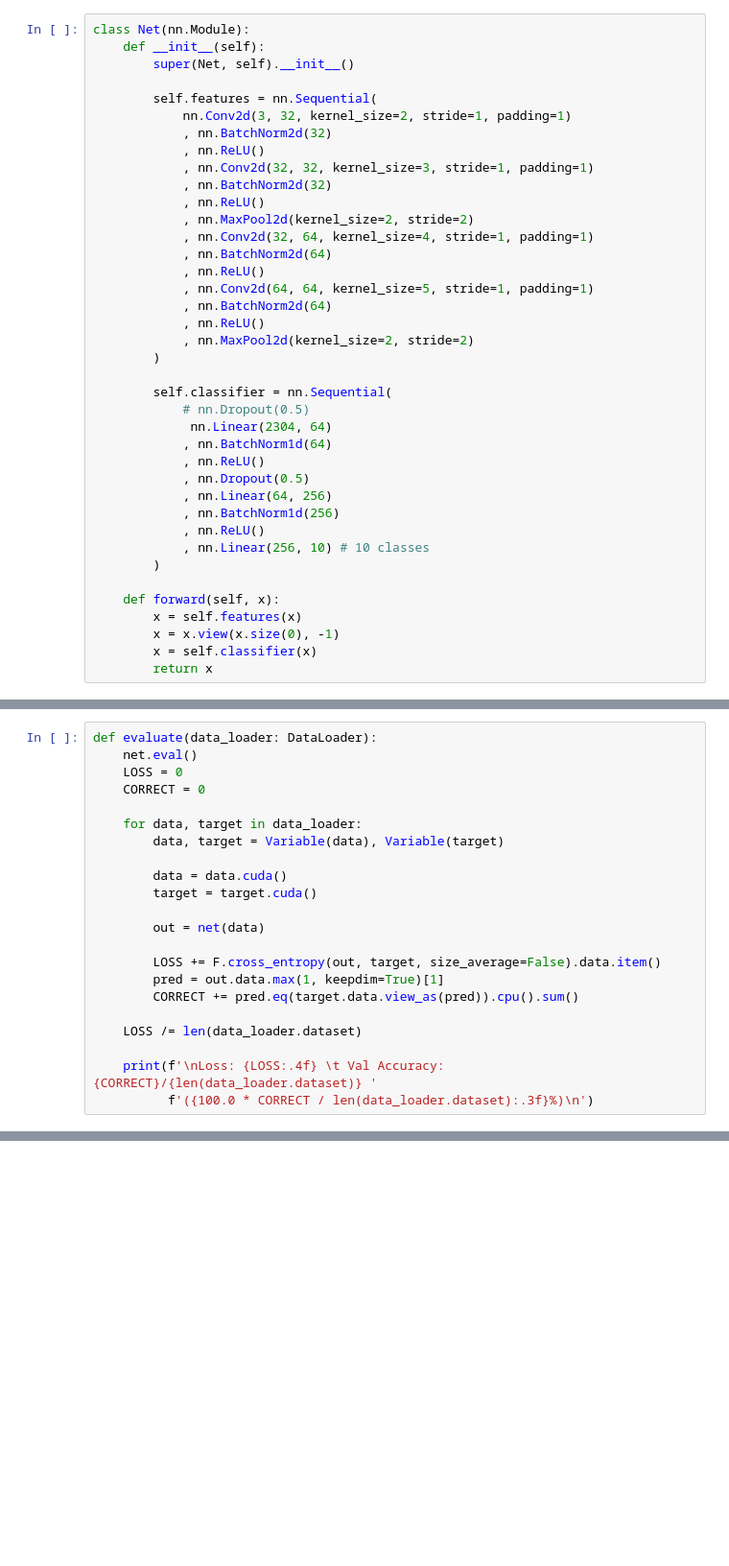
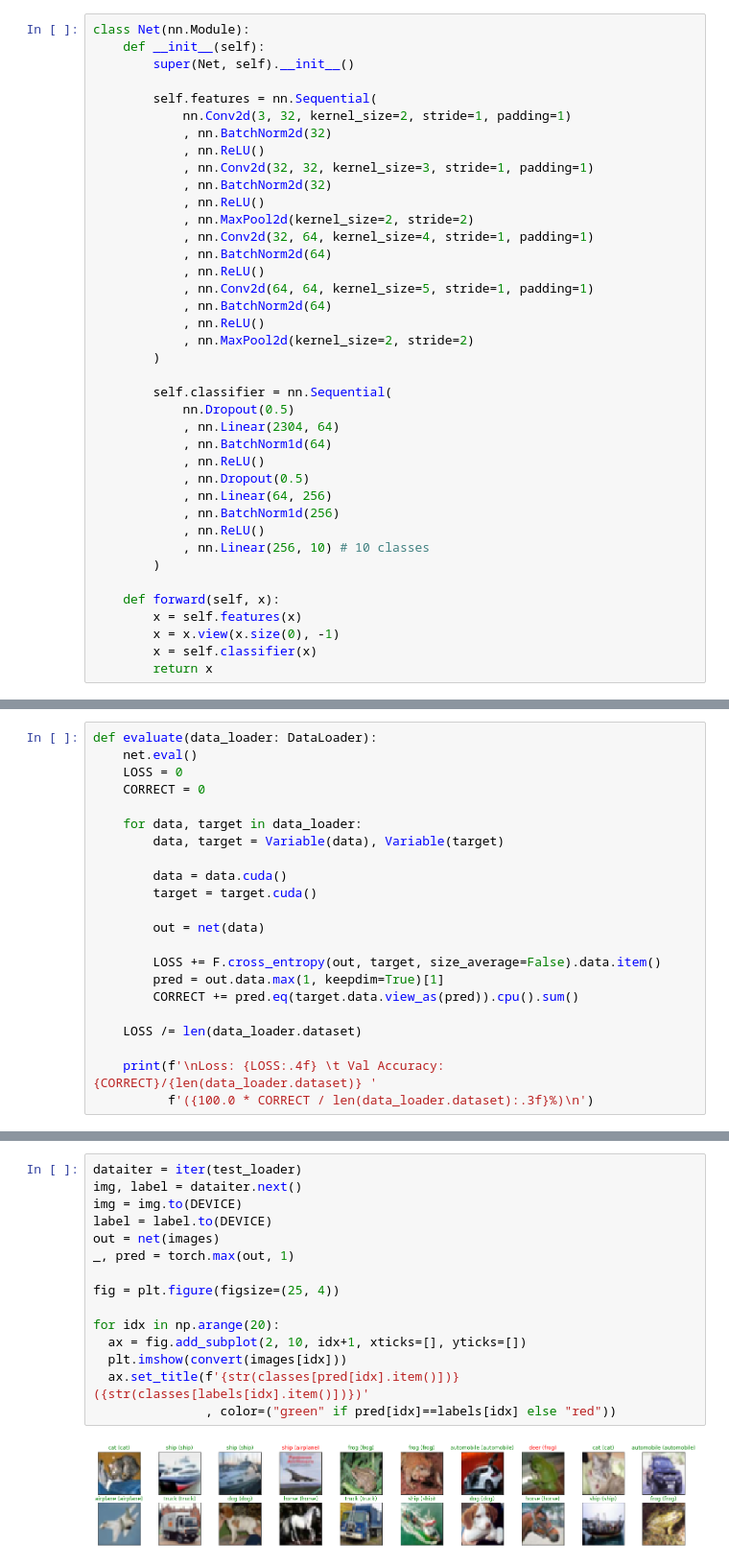
Before and after one commit to billbai0102/DeepLearning, a Jupyter notebook: CIFAR10 Classifier/classifier.ipynb, the cells around one changed output, grey strips where cells are left out. Shown: that part at 96% size. Saved outputs shown, nothing was run; the diff lists cells and outputs as text; blank space fills up the shorter version.

```diff
--- a/CIFAR10 Classifier/classifier.ipynb
+++ b/CIFAR10 Classifier/classifier.ipynb
@@ -93,8 +93,8 @@ class Net(nn.Module):
         )
 
         self.classifier = nn.Sequential(
-            # nn.Dropout(0.5)
-             nn.Linear(2304, 64)
+            nn.Dropout(0.5)
+            , nn.Linear(2304, 64)
             , nn.BatchNorm1d(64)
             , nn.ReLU()
             , nn.Dropout(0.5)
@@ -204 +204,18 @@ Loss: 0.7429     Val Accuracy: 8295/10000 (82.950%)
+# %%
+dataiter = iter(test_loader)
+img, label = dataiter.next()
+img = img.to(DEVICE)
+label = label.to(DEVICE)
+out = net(images)
+_, pred = torch.max(out, 1)
+
+fig = plt.figure(figsize=(25, 4))
+
+for idx in np.arange(20):
+  ax = fig.add_subplot(2, 10, idx+1, xticks=[], yticks=[])
+  plt.imshow(convert(images[idx]))
+  ax.set_title(f'{str(classes[pred[idx].item()])} ({str(classes[labels[idx].item()])})'
+               , color=("green" if pred[idx]==labels[idx] else "red"))
+# %% [output]
+[figure, added]
 # %% [markdown]
```
Also changed, not shown: parts of 6 cells of this notebook.
